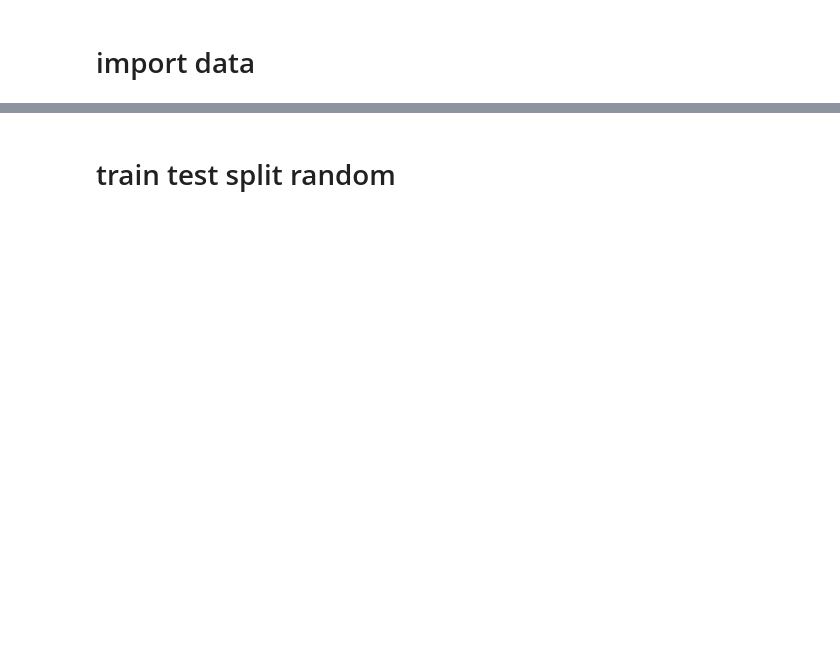
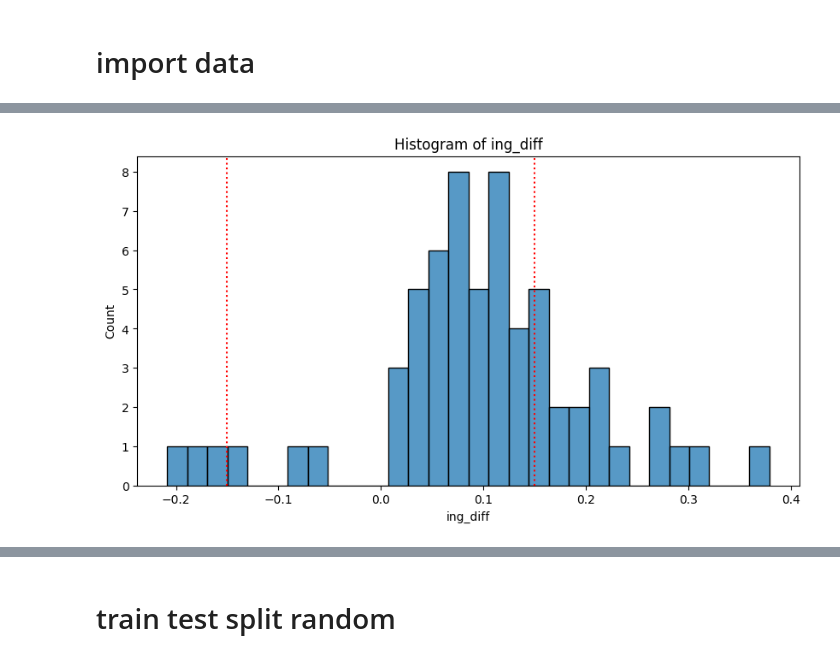
Before and after one commit to ryan-soh-pprint/DS_template, a Jupyter notebook: notebooks/05_data_split.ipynb, the cells around one changed output, grey strips where cells are left out. Saved outputs shown, nothing was run; the diff lists cells and outputs as text; code cells hidden in the pictures; blank space fills up the shorter version.

```diff
--- a/notebooks/05_data_split.ipynb
+++ b/notebooks/05_data_split.ipynb
@@ -42,14 +42,20 @@ datafolder_path = Path ("../data/processed")
 
 # lots should be cleaned and preprocessed
 
+cleaned_label = pd.read_csv(datafolder_path / f"cleaned_label.csv", index_col=0)
+cleaned_label['scan_month'] = pd.to_datetime(cleaned_label['scan_date'], unit='s')
+cleaned_label['scan_month'] = cleaned_label['scan_month'].dt.to_period('M')
+
 for dataset in datasets:
 
-    cleaned_input = pd.read_csv(datafolder_path / f"cleaned_input_{dataset}_{pulldate}.csv", index_col=0)
+    cleaned_input = pd.read_csv(datafolder_path / f"cleaned_input.csv", index_col=0)
 
-    cleaned_label = pd.read_csv(datafolder_path / f"cleaned_label_{dataset}_{pulldate}.csv", index_col=0)
+    if dataset == '750_950':
+        wavelengths = cleaned_input.columns.astype(float)
+        feature_mask = (wavelengths >= 750 ) & (wavelengths <= 950)
+        cleaned_input = cleaned_input.loc[:, feature_mask]
 
     datasets[dataset]['cleaned_input'] = cleaned_input
-    datasets[dataset]['cleaned_label'] = cleaned_label
 
     print(f"Dataset: {dataset} has {cleaned_input.shape} spectra and {cleaned_label.shape} label")
 # %% [output]
@@ -61,0 +81,13 @@ datasets['full']['cleaned_input'].index.nunique()
+# %%
+# plot histogram of ing_diff
+plt.figure(figsize=(10, 5))
+sns.histplot(cleaned_label['ing_diff'].drop_duplicates(), bins=30)
+plt.title("Histogram of ing_diff")
+
+# add red dotted lines at -0.15 and 0.15
+plt.axvline(-0.15, color='red', linestyle='dotted')
+plt.axvline(0.15, color='red', linestyle='dotted')
+
+plt.show()
+# %% [output]
+[figure, added]
```
Also changed, not shown: parts of 25 cells of this notebook, 2 other files.
